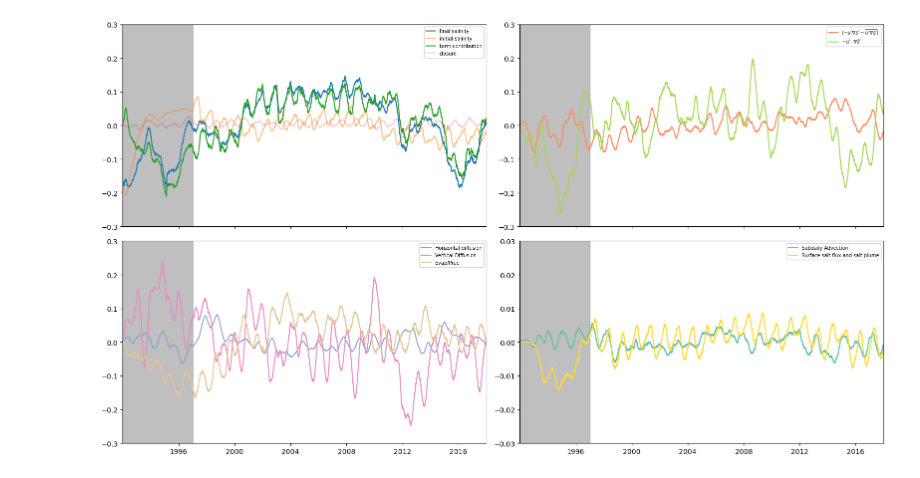
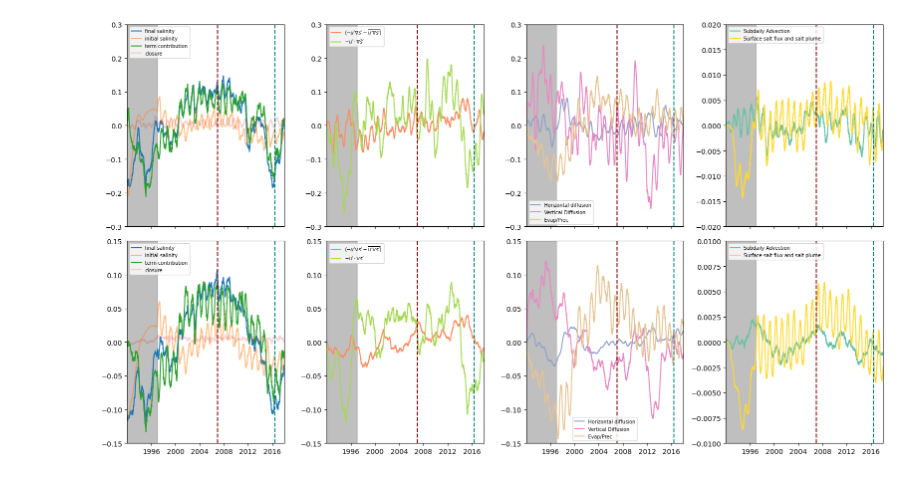
Before and after one commit to MaceKuailv/lagrangian_budget_plot, a Jupyter notebook: contribution_plot.ipynb, the cells around one changed output. Cells and saved outputs as stored; diff of their text form; code cells hidden in the pictures.

Commit message:
hov and contr ready

```diff
--- a/contribution_plot.ipynb
+++ b/contribution_plot.ipynb
@@ -89,30 +62,88 @@ to_output.to_zarr('lineplotprep/contr_domain_4')
+# %%
+def terms_from_file(filename):
+    termds = xr.open_zarr(filename)
+    terms = {}
+    for var in termds.data_vars:
+        terms[var] = np.array(termds[var])
+    return terms
+# %%
+terms4 = terms_from_file('lineplotprep/contr_domain4')
+slast4 = np.load('lineplotprep/contr_slast_domain4.npy')
+sfirst4 = np.load('lineplotprep/contr_sfirst_domain4.npy')
+sums4 = np.load('lineplotprep/contr_sums_domain4.npy')
+
+termsa = terms_from_file('lineplotprep/contr_domain_all')
+slasta = np.load('lineplotprep/contr_slast_domain_all.npy')
+sfirsta = np.load('lineplotprep/contr_sfirst_domain_all.npy')
+sumsa = np.load('lineplotprep/contr_sums_domain_all.npy')
+# %%
+salty_date = rtime[salty_idate]
+fresh_date = rtime[fresh_idate]
 # %%
-fig,axs = plt.subplots(2,2, figsize = (16,9),sharex = True)
+ttt = rtime
+fig,axs = plt.subplots(2,4, figsize = (16,9),sharex = True)
 fontsize = 7
 axs = axs.ravel()
 ylim = 0.3
-small_ylim = 0.03
+small_ylim = 0.02
 
-axs[0].plot(t,slast,label = 'final salinity')
-axs[0].plot(t,sfirst, label = 'initial salinity',alpha = 0.5)
-axs[0].plot(t,-sums[1:]/NUMBER_OF_PARTICLE, label = 'term contribution')
-axs[0].plot(t,slast-sfirst+sums[1:]/NUMBER_OF_PARTICLE,label = 'closure',alpha = 0.2)
+axs[0].plot(t,slast4,label = 'final salinity')
+axs[0].plot(t,sfirst4, label = 'initial salinity',alpha = 0.5)
+axs[0].plot(t,-sums4[1:]/NUMBER_OF_PARTICLE_domain4, label = 'term contribution')
+axs[0].plot(t,slast4-sfirst4+sums4[1:]/NUMBER_OF_PARTICLE_domain4,label = 'closure',alpha = 0.2)
 axs[0].legend(fontsize = fontsize)
 axs[0].fill_betweenx([-ylim,ylim],t[0],t[1825],color = 'grey',alpha = 0.5)
 axs[0].set_ylim([-ylim,ylim])
 axs[0].set_xlim([t[0],t[-1]])
+axs[0].plot([salty_date,salty_date],[-ylim,ylim],'--', color = salty_theme_color)
+axs[0].plot([fresh_date,fresh_date],[-ylim,ylim],'--', color = fresh_theme_color)
 
 for i,group in enumerate([['E','A'],['dif_h','dif_v','F'],['e_ua','I']]):
     for var in group:
-        axs[i+1].plot(ttt, -terms[var]/NUMBER_OF_PARTICLE,label = term_dic[var],color = color_dic[var])
+        axs[i+1].plot(ttt, -terms4[var]/NUMBER_OF_PARTICLE_domain4,label = term_dic[var],color = color_dic[var])
     axs[i+1].legend(fontsize = fontsize)
     if i!=2:
         axs[i+1].fill_betweenx([-ylim,ylim],t[0],t[1825],color = 'grey',alpha = 0.5)
         axs[i+1].set_ylim([-ylim,ylim])
+        axs[i+1].plot([salty_date,salty_date],[-ylim,ylim],'--', color = salty_theme_color)
+        axs[i+1].plot([fresh_date,fresh_date],[-ylim,ylim],'--', color = fresh_theme_color)
     else:
         axs[i+1].fill_betweenx([-small_ylim,small_ylim],t[0],t[1825],color = 'grey',alpha = 0.5)
         axs[i+1].set_ylim([-small_ylim,small_ylim])
+        axs[i+1].plot([salty_date,salty_date],[-small_ylim,small_ylim],'--', color = salty_theme_color)
+        axs[i+1].plot([fresh_date,fresh_date],[-small_ylim,small_ylim],'--', color = fresh_theme_color)
+
+ylim = 0.15
+small_ylim = 0.01
+
+axs[4].plot(t,slasta,label = 'final salinity')
+axs[4].plot(t,sfirsta, label = 'initial salinity',alpha = 0.5)
+axs[4].plot(t,-sumsa[1:]/NUMBER_OF_PARTICLE_domain_all, label = 'term contribution')
+axs[4].plot(t,slasta-sfirsta+sumsa[1:]/NUMBER_OF_PARTICLE_domain_all,label = 'closure',alpha = 0.2)
+axs[4].legend(fontsize = fontsize)
+axs[4].fill_betweenx([-ylim,ylim],t[0],t[1825],color = 'grey',alpha = 0.5)
+axs[4].set_ylim([-ylim,ylim])
+axs[4].set_xlim([t[0],t[-1]])
+axs[4].plot([salty_date,salty_date],[-ylim,ylim],'--', color = salty_theme_color)
+axs[4].plot([fresh_date,fresh_date],[-ylim,ylim],'--', color = fresh_theme_color)
+
+for i,group in enumerate([['E','A'],['dif_h','dif_v','F'],['e_ua','I']]):
+    i+=4
+    for var in group:
+        axs[i+1].plot(ttt, -termsa[var]/NUMBER_OF_PARTICLE_domain_all,label = term_dic[var],color = color_dic[var])
+    axs[i+1].legend(fontsize = fontsize)
+    if i!=6:
+        axs[i+1].fill_betweenx([-ylim,ylim],t[0],t[1825],color = 'grey',alpha = 0.5)
+        axs[i+1].set_ylim([-ylim,ylim])
+        axs[i+1].plot([salty_date,salty_date],[-ylim,ylim],'--', color = salty_theme_color)
+        axs[i+1].plot([fresh_date,fresh_date],[-ylim,ylim],'--', color = fresh_theme_color)
+    else:
+        axs[i+1].fill_betweenx([-small_ylim,small_ylim],t[0],t[1825],color = 'grey',alpha = 0.5)
+        axs[i+1].set_ylim([-small_ylim,small_ylim])
+        axs[i+1].plot([salty_date,salty_date],[-small_ylim,small_ylim],'--', color = salty_theme_color)
+        axs[i+1].plot([fresh_date,fresh_date],[-small_ylim,small_ylim],'--', color = fresh_theme_color)
 
 plt.tight_layout()
+plt.savefig('figure9.png')
 # %% [output]
-[figure, old version]
+[figure, new version]
```
Also changed, not shown: parts of 15 cells of this notebook, 10 other files.
